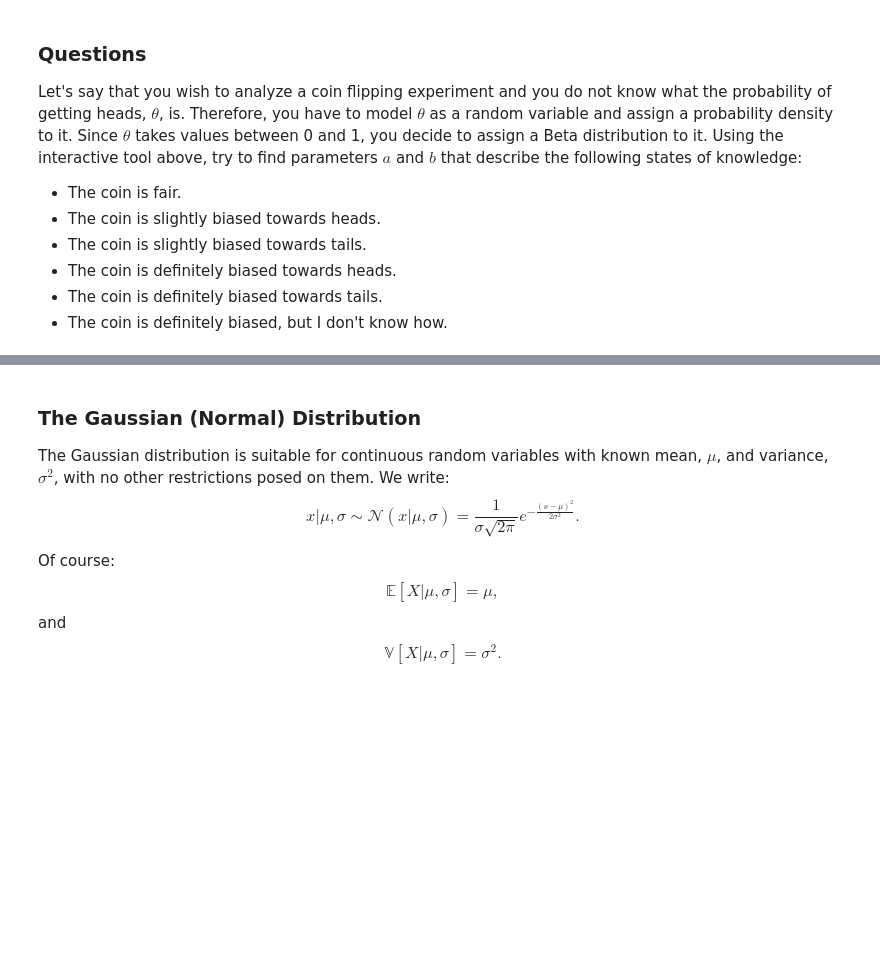
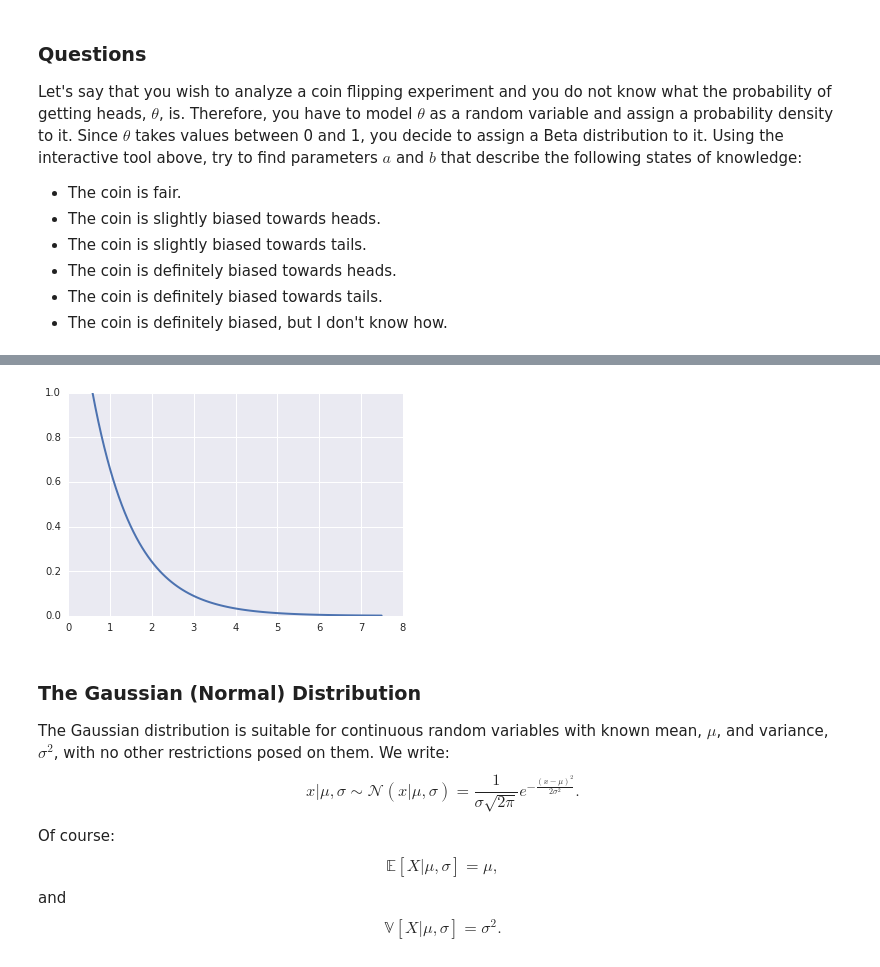
Before and after one commit to nawalgao/uq-course, a Jupyter notebook: lectures/lec_03.ipynb, the cells around one changed output, grey strips where cells are left out. Saved outputs shown, nothing was run; the diff lists cells and outputs as text; code cells hidden in the pictures; blank space fills up the shorter version.

```diff
--- a/lectures/lec_03.ipynb
+++ b/lectures/lec_03.ipynb
@@ -226,3 +235,11 @@ Let's say that you wish to analyze a coin flipping experiment and you do not kno
+# %%
+def visualize_exponential(r=0.5):
+    X = st.expon(r)
+    x = np.linspace(X.ppf(0.001), X.ppf(0.999), 100)
+    plt.plot(x, X.pdf(x), lw=2)
+interactive(visualize_exponential, r=(0.001, 10, 0.01))
+# %% [output]
+[figure, added]
 # %% [markdown]
 ### The Gaussian (Normal) Distribution
 
```
Also changed, not shown: parts of 2 cells of this notebook, 12 other files.
